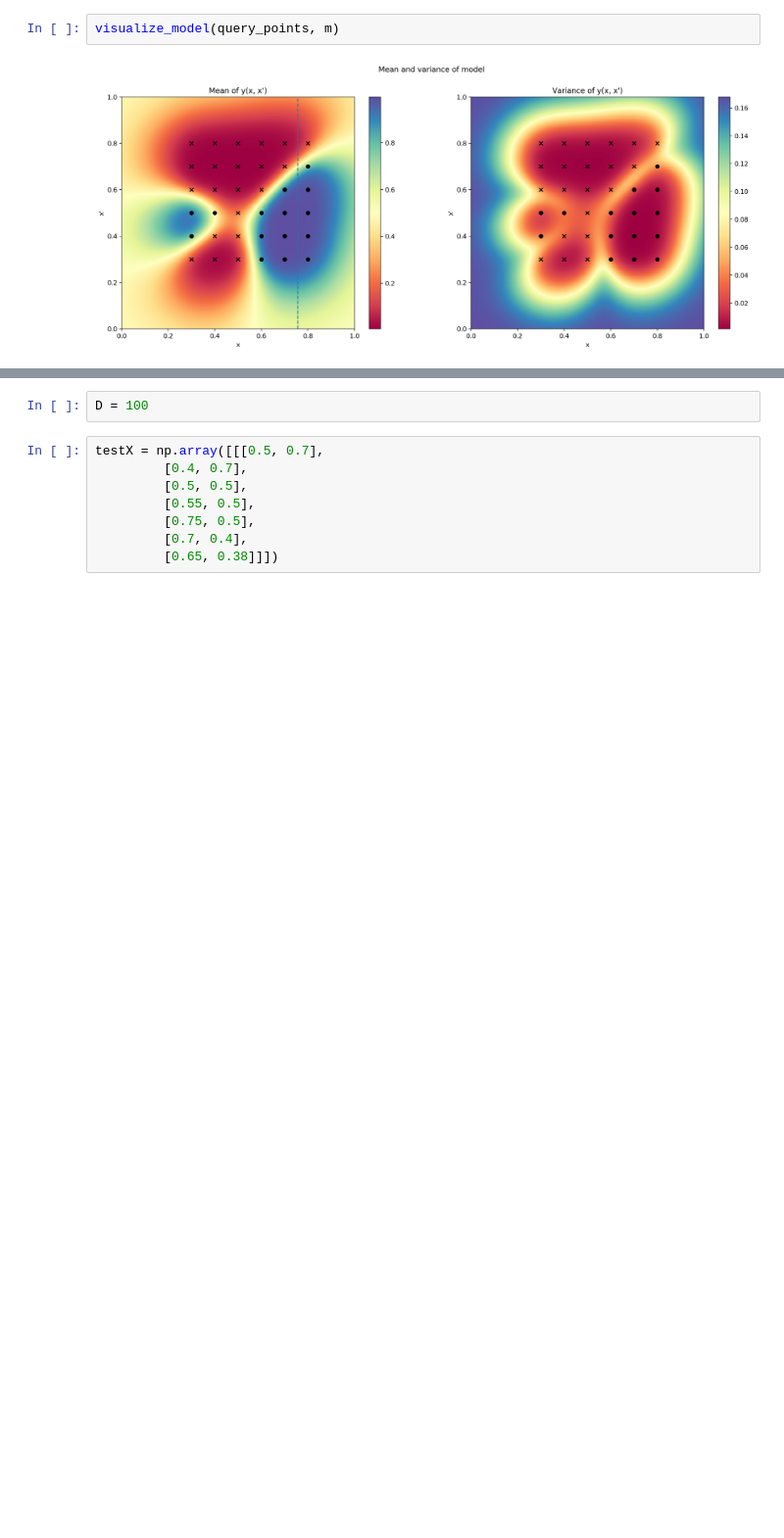
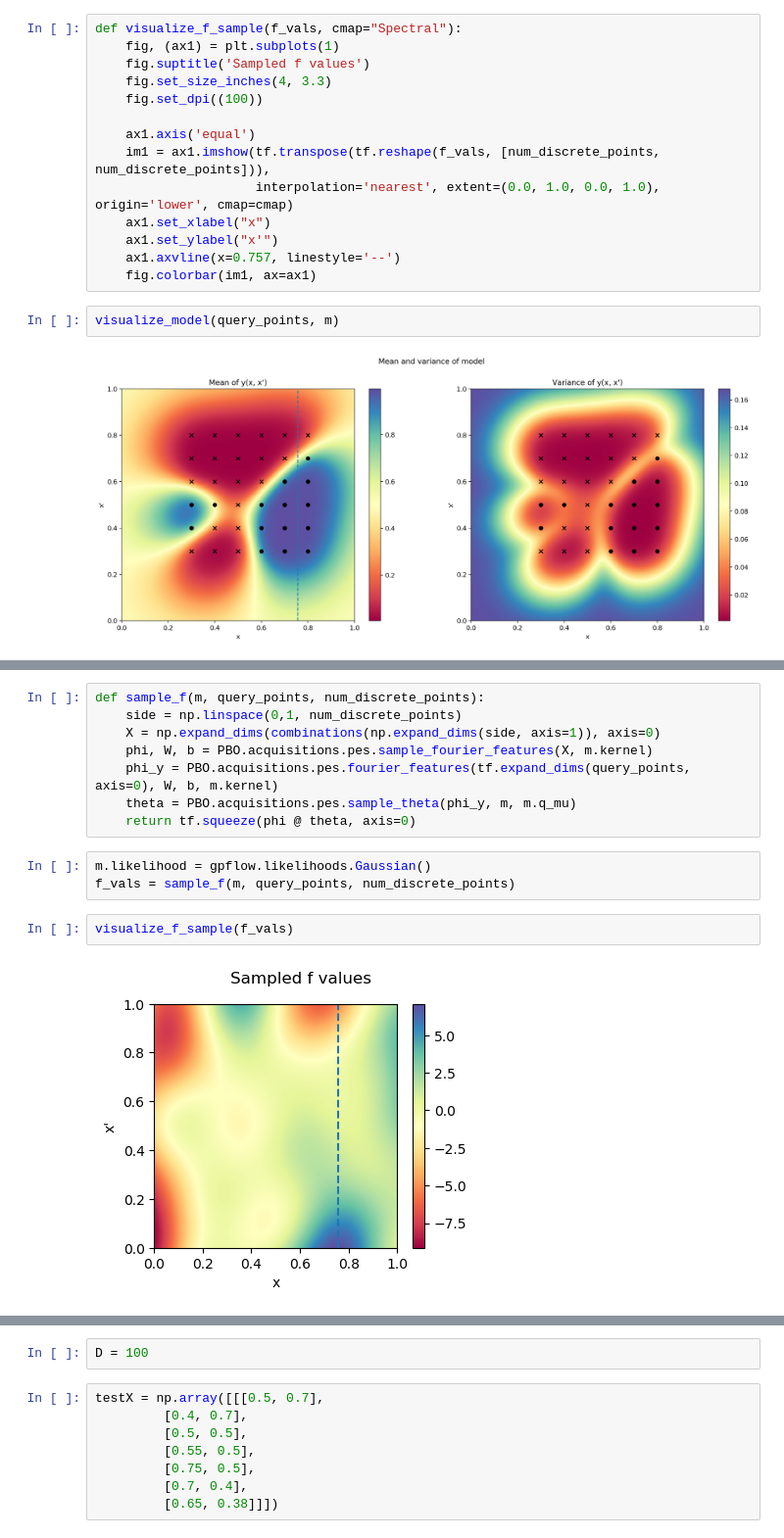
Before and after one commit to sebtsh/Top-k-Ranking-Bayesian-Optimization, a Jupyter notebook: notebooks/PBO_DTS.ipynb, the cells around one changed output, grey strips where cells are left out. Shown at 98% size. Cells and saved outputs as stored; diff of their text form; blank space fills up the shorter version.

```diff
--- a/notebooks/PBO_DTS.ipynb
+++ b/notebooks/PBO_DTS.ipynb
@@ -282,6 +282,20 @@ def visualize_model(query_points, m, cmap="Spectral", maximizers=None):
     fig.colorbar(im2, ax=ax2)
 
     plt.show()
+# %%
+def visualize_f_sample(f_vals, cmap="Spectral"):
+    fig, (ax1) = plt.subplots(1)
+    fig.suptitle('Sampled f values')
+    fig.set_size_inches(4, 3.3)
+    fig.set_dpi((100))
+
+    ax1.axis('equal')
+    im1 = ax1.imshow(tf.transpose(tf.reshape(f_vals, [num_discrete_points, num_discrete_points])),
+                     interpolation='nearest', extent=(0.0, 1.0, 0.0, 1.0), origin='lower', cmap=cmap)
+    ax1.set_xlabel("x")
+    ax1.set_ylabel("x'")
+    ax1.axvline(x=0.757, linestyle='--')
+    fig.colorbar(im1, ax=ax1)
 # %%
 visualize_model(query_points, m)
 # %% [output]
@@ -319,0 +326,15 @@ visualize_model(query_points, m, maximizers=maxs.numpy())
+# %%
+def sample_f(m, query_points, num_discrete_points):
+    side = np.linspace(0,1, num_discrete_points)
+    X = np.expand_dims(combinations(np.expand_dims(side, axis=1)), axis=0)
+    phi, W, b = PBO.acquisitions.pes.sample_fourier_features(X, m.kernel)
+    phi_y = PBO.acquisitions.pes.fourier_features(tf.expand_dims(query_points, axis=0), W, b, m.kernel)
+    theta = PBO.acquisitions.pes.sample_theta(phi_y, m, m.q_mu)
+    return tf.squeeze(phi @ theta, axis=0)
+# %%
+m.likelihood = gpflow.likelihoods.Gaussian()
+f_vals = sample_f(m, query_points, num_discrete_points)
+# %%
+visualize_f_sample(f_vals)
+# %% [output]
+[figure, added]
```
Also changed, not shown: parts of 12 cells of this notebook, 1 other file.
